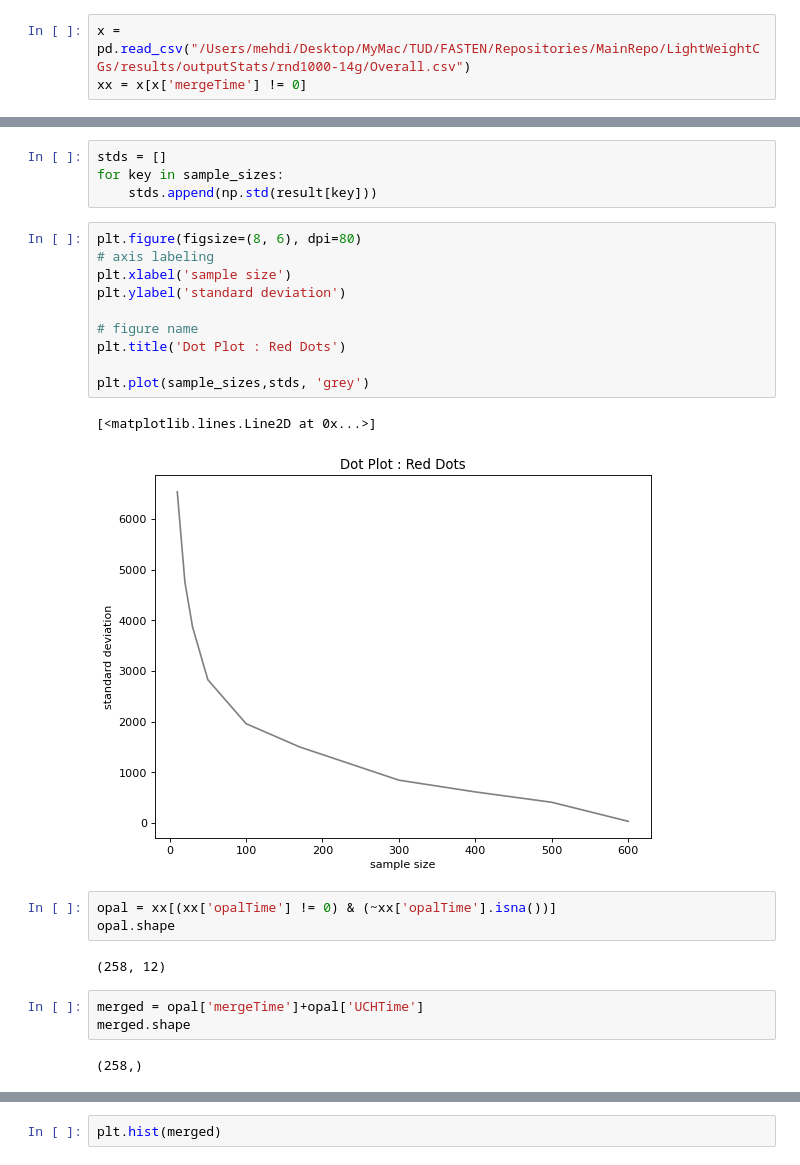
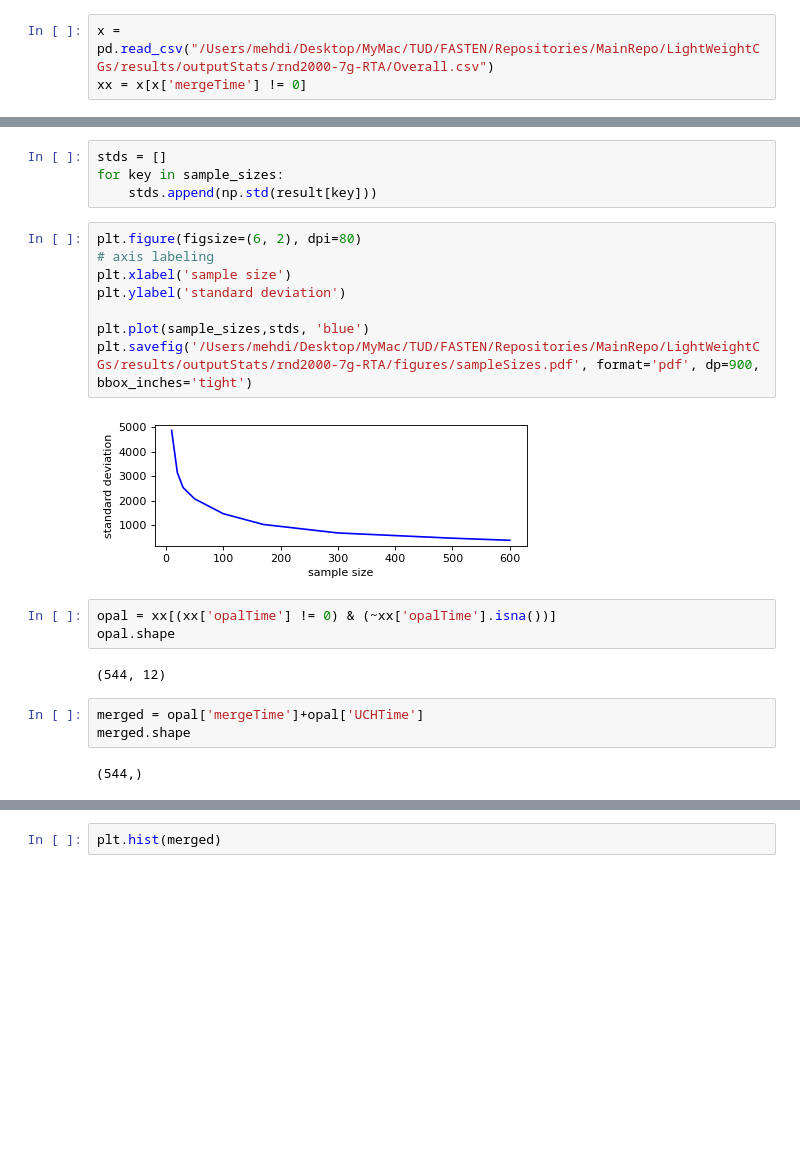
Before and after one commit to ashkboos/LightWeightCGs, a Jupyter notebook: stats.ipynb, the cells around one changed output, grey strips where cells are left out. Saved outputs shown, nothing was run; the diff lists cells and outputs as text; blank space fills up the shorter version.

```diff
--- a/stats.ipynb
+++ b/stats.ipynb
@@ -250,7 +250,7 @@ logs[(~logs['opalLog'].str.contains("OPALException")) & (~logs['opalLog'].str.co
 688    688
 Name: number, Length: 90, dtype: int64
 # %%
-x = pd.read_csv("/Users/mehdi/Desktop/MyMac/TUD/FASTEN/Repositories/MainRepo/LightWeightCGs/results/outputStats/rnd1000-14g/Overall.csv")
+x = pd.read_csv("/Users/mehdi/Desktop/MyMac/TUD/FASTEN/Repositories/MainRepo/LightWeightCGs/results/outputStats/rnd2000-7g-RTA/Overall.csv")
 xx = x[x['mergeTime'] != 0]
 # %%
 merge = xx['mergeTime']+xx['UCHTime']
@@ -292,28 +404,25 @@ stds = []
 for key in sample_sizes:
     stds.append(np.std(result[key]))
 # %%
-plt.figure(figsize=(8, 6), dpi=80)
+plt.figure(figsize=(6, 2), dpi=80)
 # axis labeling
 plt.xlabel('sample size')
 plt.ylabel('standard deviation')
 
-# figure name
-plt.title('Dot Plot : Red Dots')
-
-plt.plot(sample_sizes,stds, 'grey')
+plt.plot(sample_sizes,stds, 'blue')
+plt.savefig('/Users/mehdi/Desktop/MyMac/TUD/FASTEN/Repositories/MainRepo/LightWeightCGs/results/outputStats/rnd2000-7g-RTA/figures/sampleSizes.pdf', format='pdf', dp=900, bbox_inches='tight')
 # %% [output]
-[<matplotlib.lines.Line2D at 0x...>]
-[figure, old version]
+[figure, new version]
 # %%
 opal = xx[(xx['opalTime'] != 0) & (~xx['opalTime'].isna())]
 opal.shape
 # %% [output]
-(258, 12)
+(544, 12)
 # %%
 merged = opal['mergeTime']+opal['UCHTime']
 merged.shape
 # %% [output]
-(258,)
+(544,)
 # %%
 merged
 # %% [output]
```
Also changed, not shown: parts of 16 cells of this notebook, 1 other file.
